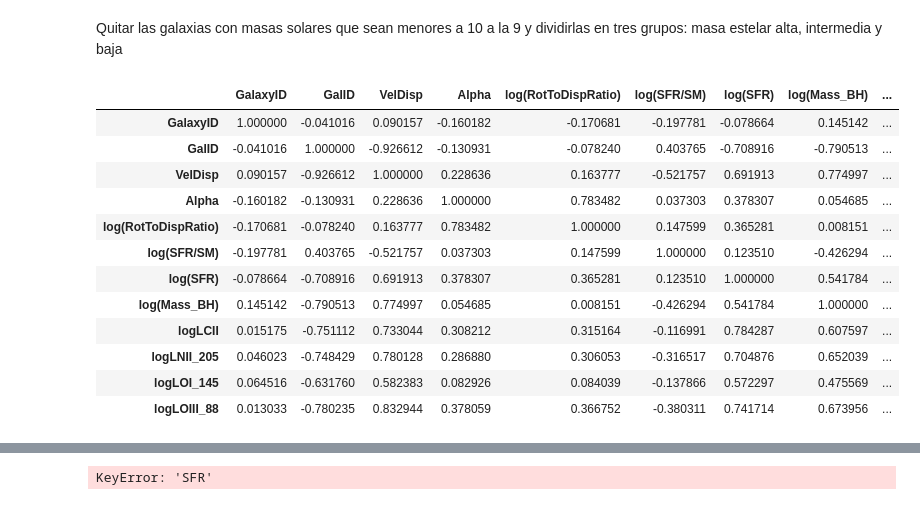
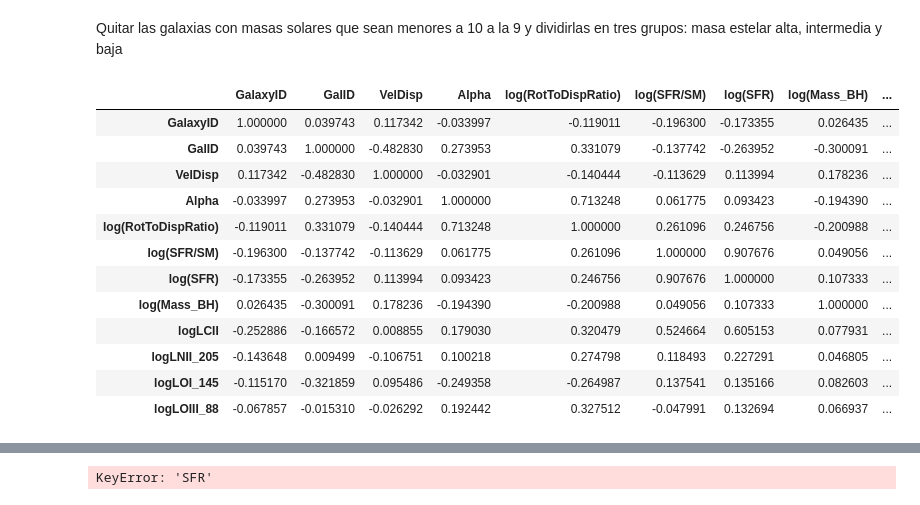
Before and after one commit to MariaPaulaRojas/RECA-internship, a Jupyter notebook: Analysis/FirstLuminosities-Copy1.ipynb, the cells around one changed output, grey strips where cells are left out. Saved outputs shown, nothing was run; the diff lists cells and outputs as text; code cells hidden in the pictures.

```diff
--- a/Analysis/FirstLuminosities-Copy1.ipynb
+++ b/Analysis/FirstLuminosities-Copy1.ipynb
@@ -126,9 +131,9 @@ mk_lu['Alpha']=alpha(mk_lu['Ellipticity'], mk_lu['Triaxiality'])
 mk_lu['SFR/SM']=masa(mk_lu['SFR'], mk_lu['Mass_Star'])
 mk_lu
 mk_lu['logMStar']=np.log10(mk_lu['Mass_Star'])
-grupo1=np.logical_and(mk_lu['logMStar']>9, mk_lu['logMStar']<9.884)
-grupo2=np.logical_and(mk_lu['logMStar']>9.884, mk_lu['logMStar']<10.768)
-grupo3=np.logical_and(mk_lu['logMStar']>10.768, mk_lu['logMStar']<11.652)
+grupo1=np.logical_and(mk_lu['logMStar']>9, mk_lu['logMStar']<9.36453186705459)
+grupo2=np.logical_and(mk_lu['logMStar']>9.36453186705459, mk_lu['logMStar']<10.01875327552434)
+grupo3=np.logical_and(mk_lu['logMStar']>10.01875327552434, mk_lu['logMStar']<10.85251655334973)
 # %% [markdown]
 Cheking columns of the table
 # %%
@@ -180,30 +191,30 @@ Quitar las galaxias con masas solares que sean menores a 10 a la 9 y dividirlas
 # %%
 df = pd.DataFrame()
 df['GalaxyID']=mk_lu['GalaxyID']
 df['GalID']=mk_lu['GalID']
 df['VelDisp']=mk_lu['VelDisp']
 df['Alpha']=mk_lu['Alpha']
 df['log(RotToDispRatio)']=np.log10(mk_lu['RotToDispRatio'])
 df['log(SFR/SM)']=np.log10(mk_lu['SFR/SM'])
 df['log(SFR)']=np.log10(mk_lu['SFR'])
 df['log(Mass_BH)']=np.log10(mk_lu['Mass_BH'])
 df['logLCII']=mk_lu['logLCII']
 df['logLNII_205']=mk_lu['logLNII_205']
 df['logLOI_145']=mk_lu['logLOI_145']
 df['logLOIII_88']=mk_lu['logLOIII_88']
 
-df.corr(method='spearman')
+df[grupo1].corr(method='spearman')
 # %% [output]
 |  | GalaxyID | GalID | VelDisp | Alpha | log(RotToDispRatio) | log(SFR/SM) | log(SFR) | log(Mass_BH) | ... |
-| GalaxyID | 1.000000 | -0.041016 | 0.090157 | -0.160182 | -0.170681 | -0.197781 | -0.078664 | 0.145142 | ... |
-| GalID | -0.041016 | 1.000000 | -0.926612 | -0.130931 | -0.078240 | 0.403765 | -0.708916 | -0.790513 | ... |
-| VelDisp | 0.090157 | -0.926612 | 1.000000 | 0.228636 | 0.163777 | -0.521757 | 0.691913 | 0.774997 | ... |
-| Alpha | -0.160182 | -0.130931 | 0.228636 | 1.000000 | 0.783482 | 0.037303 | 0.378307 | 0.054685 | ... |
-| log(RotToDispRatio) | -0.170681 | -0.078240 | 0.163777 | 0.783482 | 1.000000 | 0.147599 | 0.365281 | 0.008151 | ... |
-| log(SFR/SM) | -0.197781 | 0.403765 | -0.521757 | 0.037303 | 0.147599 | 1.000000 | 0.123510 | -0.426294 | ... |
-| log(SFR) | -0.078664 | -0.708916 | 0.691913 | 0.378307 | 0.365281 | 0.123510 | 1.000000 | 0.541784 | ... |
-| log(Mass_BH) | 0.145142 | -0.790513 | 0.774997 | 0.054685 | 0.008151 | -0.426294 | 0.541784 | 1.000000 | ... |
-| logLCII | 0.015175 | -0.751112 | 0.733044 | 0.308212 | 0.315164 | -0.116991 | 0.784287 | 0.607597 | ... |
-| logLNII_205 | 0.046023 | -0.748429 | 0.780128 | 0.286880 | 0.306053 | -0.316517 | 0.704876 | 0.652039 | ... |
-| logLOI_145 | 0.064516 | -0.631760 | 0.582383 | 0.082926 | 0.084039 | -0.137866 | 0.572297 | 0.475569 | ... |
-| logLOIII_88 | 0.013033 | -0.780235 | 0.832944 | 0.378059 | 0.366752 | -0.380311 | 0.741714 | 0.673956 | ... |
+| GalaxyID | 1.000000 | 0.039743 | 0.117342 | -0.033997 | -0.119011 | -0.196300 | -0.173355 | 0.026435 | ... |
+| GalID | 0.039743 | 1.000000 | -0.482830 | 0.273953 | 0.331079 | -0.137742 | -0.263952 | -0.300091 | ... |
+| VelDisp | 0.117342 | -0.482830 | 1.000000 | -0.032901 | -0.140444 | -0.113629 | 0.113994 | 0.178236 | ... |
+| Alpha | -0.033997 | 0.273953 | -0.032901 | 1.000000 | 0.713248 | 0.061775 | 0.093423 | -0.194390 | ... |
+| log(RotToDispRatio) | -0.119011 | 0.331079 | -0.140444 | 0.713248 | 1.000000 | 0.261096 | 0.246756 | -0.200988 | ... |
+| log(SFR/SM) | -0.196300 | -0.137742 | -0.113629 | 0.061775 | 0.261096 | 1.000000 | 0.907676 | 0.049056 | ... |
+| log(SFR) | -0.173355 | -0.263952 | 0.113994 | 0.093423 | 0.246756 | 0.907676 | 1.000000 | 0.107333 | ... |
+| log(Mass_BH) | 0.026435 | -0.300091 | 0.178236 | -0.194390 | -0.200988 | 0.049056 | 0.107333 | 1.000000 | ... |
+| logLCII | -0.252886 | -0.166572 | 0.008855 | 0.179030 | 0.320479 | 0.524664 | 0.605153 | 0.077931 | ... |
+| logLNII_205 | -0.143648 | 0.009499 | -0.106751 | 0.100218 | 0.274798 | 0.118493 | 0.227291 | 0.046805 | ... |
+| logLOI_145 | -0.115170 | -0.321859 | 0.095486 | -0.249358 | -0.264987 | 0.137541 | 0.135166 | 0.082603 | ... |
+| logLOIII_88 | -0.067857 | -0.015310 | -0.026292 | 0.192442 | 0.327512 | -0.047991 | 0.132694 | 0.066937 | ... |
```
Also changed, not shown: parts of 11 cells of this notebook.
